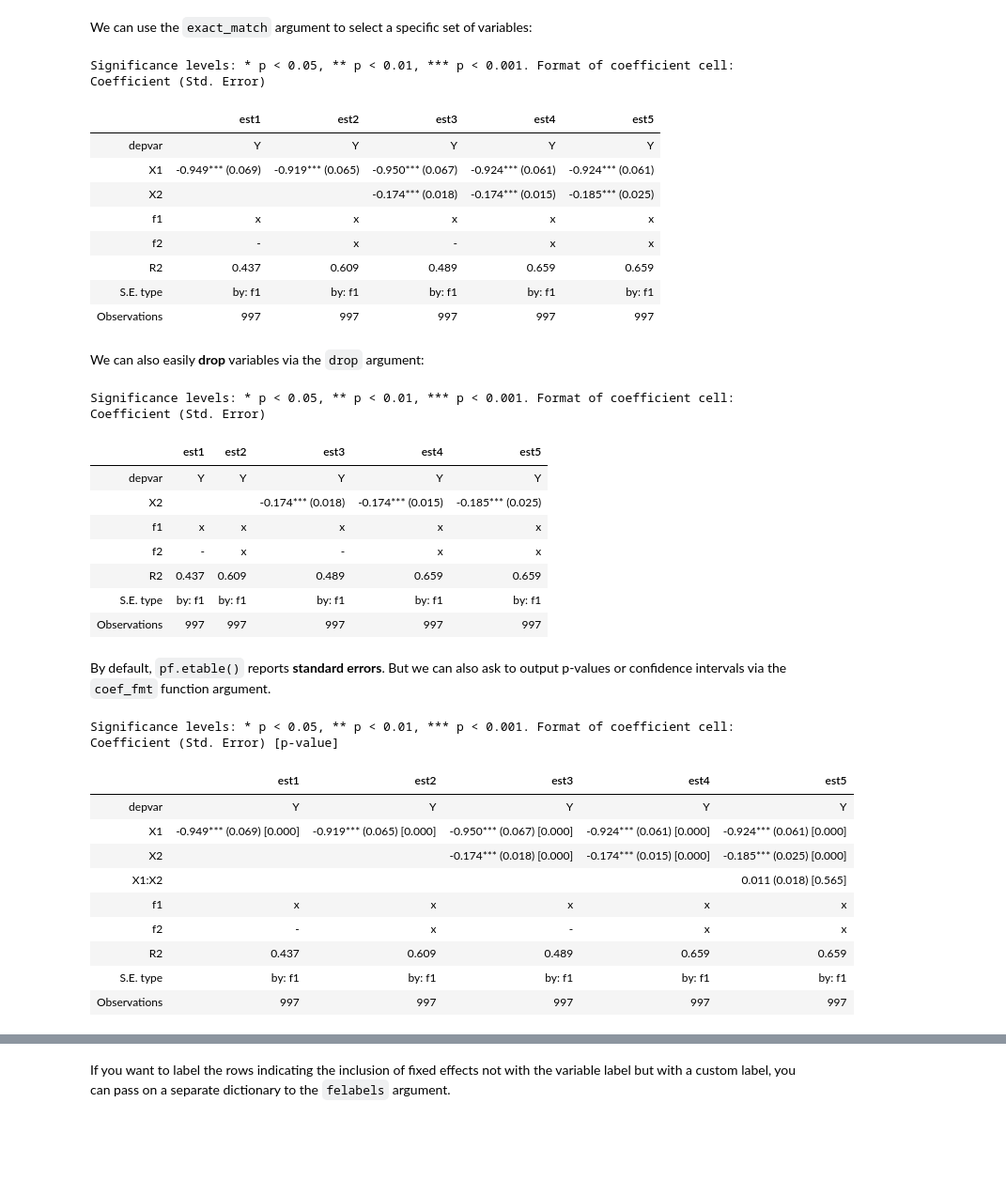
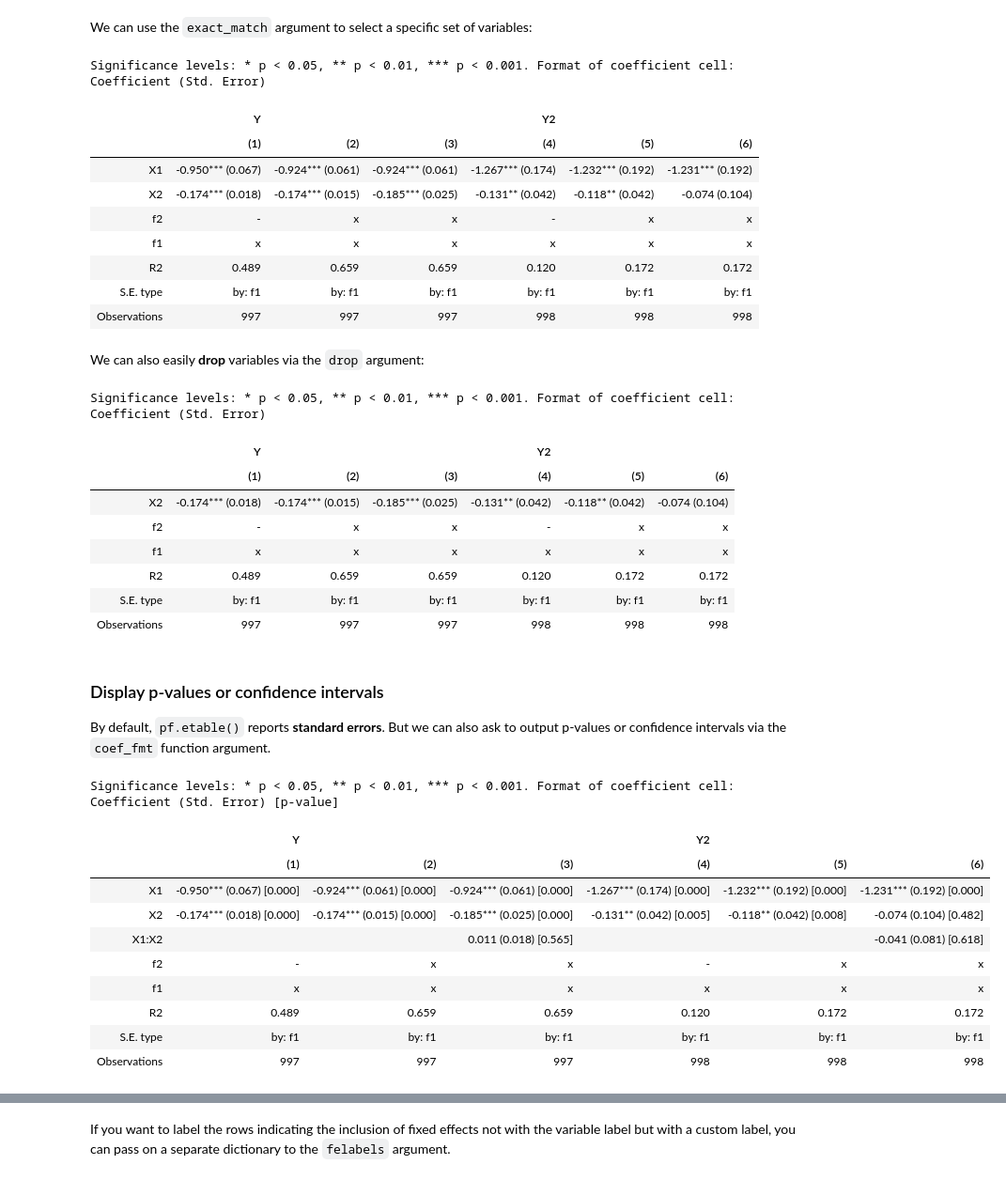
Before and after one commit to py-econometrics/pyfixest, a Jupyter notebook: docs/stargazer.ipynb, the cells around one changed output, grey strips where cells are left out. Shown at 94% size. Drawn from its saved outputs; the diff is of its cells as text; code cells hidden in the pictures; blank space fills up the shorter version.

```diff
--- a/docs/stargazer.ipynb
+++ b/docs/stargazer.ipynb
@@ -15,11 +29,12 @@ import pyfixest as pf
 
 data = pf.get_data()
 
-fit1 = pf.feols("Y ~ X1 | f1", data = data)
-fit2 = pf.feols("Y ~ X1 | f1 + f2", data = data)
-fit3 = pf.feols("Y ~ X1 + X2 | f1", data = data)
-fit4 = pf.feols("Y ~ X1 + X2 | f1 + f2", data = data)
-fit5 = pf.feols("Y ~ X1 *X2 | f1 + f2", data = data)
+fit1 = pf.feols("Y ~ X1 + X2 | f1", data = data)
+fit2 = pf.feols("Y ~ X1 + X2 | f1 + f2", data = data)
+fit3 = pf.feols("Y ~ X1 *X2 | f1 + f2", data = data)
+fit4 = pf.feols("Y2 ~ X1 + X2 | f1", data = data)
+fit5 = pf.feols("Y2 ~ X1 + X2 | f1 + f2", data = data)
+fit6 = pf.feols("Y2 ~ X1 *X2 | f1 + f2", data = data)
 # %% [output]
 [interactive output not drawn]
 [interactive output not drawn]
@@ -59,47 +77,47 @@ Significance levels: * p < 0.05, ** p < 0.01, *** p < 0.001. Format of coefficie
 # %% [markdown]
 We can use the `exact_match` argument to select a specific set of variables:
 # %%
-pf.etable([fit1, fit2, fit3, fit4, fit5], keep = ["X1", "X2"], exact_match = True)
+pf.etable([fit1, fit2, fit3, fit4, fit5, fit6], keep = ["X1", "X2"], exact_match = True)
 # %% [output]
 Significance levels: * p < 0.05, ** p < 0.01, *** p < 0.001. Format of coefficient cell: Coefficient (Std. Error)
-|  | est1 | est2 | est3 | est4 | est5 |
-| depvar | Y | Y | Y | Y | Y |
-| X1 | -0.949*** (0.069) | -0.919*** (0.065) | -0.950*** (0.067) | -0.924*** (0.061) | -0.924*** (0.061) |
-| X2 |  |  | -0.174*** (0.018) | -0.174*** (0.015) | -0.185*** (0.025) |
-| f1 | x | x | x | x | x |
-| f2 | - | x | - | x | x |
-| R2 | 0.437 | 0.609 | 0.489 | 0.659 | 0.659 |
-| S.E. type | by: f1 | by: f1 | by: f1 | by: f1 | by: f1 |
-| Observations | 997 | 997 | 997 | 997 | 997 |
+|  | Y |  |  | Y2 |  |  |
+|  | (1) | (2) | (3) | (4) | (5) | (6) |
+| X1 | -0.950*** (0.067) | -0.924*** (0.061) | -0.924*** (0.061) | -1.267*** (0.174) | -1.232*** (0.192) | -1.231*** (0.192) |
+| X2 | -0.174*** (0.018) | -0.174*** (0.015) | -0.185*** (0.025) | -0.131** (0.042) | -0.118** (0.042) | -0.074 (0.104) |
+| f2 | - | x | x | - | x | x |
+| f1 | x | x | x | x | x | x |
+| R2 | 0.489 | 0.659 | 0.659 | 0.120 | 0.172 | 0.172 |
+| S.E. type | by: f1 | by: f1 | by: f1 | by: f1 | by: f1 | by: f1 |
+| Observations | 997 | 997 | 997 | 998 | 998 | 998 |
 # %% [markdown]
 We can also easily **drop** variables via the `drop` argument:
 # %%
-pf.etable([fit1, fit2, fit3, fit4, fit5], drop = ["X1"])
+pf.etable([fit1, fit2, fit3, fit4, fit5, fit6], drop = ["X1"])
 # %% [output]
 Significance levels: * p < 0.05, ** p < 0.01, *** p < 0.001. Format of coefficient cell: Coefficient (Std. Error)
-|  | est1 | est2 | est3 | est4 | est5 |
-| depvar | Y | Y | Y | Y | Y |
-| X2 |  |  | -0.174*** (0.018) | -0.174*** (0.015) | -0.185*** (0.025) |
-| f1 | x | x | x | x | x |
-| f2 | - | x | - | x | x |
-| R2 | 0.437 | 0.609 | 0.489 | 0.659 | 0.659 |
-| S.E. type | by: f1 | by: f1 | by: f1 | by: f1 | by: f1 |
-| Observations | 997 | 997 | 997 | 997 | 997 |
+|  | Y |  |  | Y2 |  |  |
+|  | (1) | (2) | (3) | (4) | (5) | (6) |
+| X2 | -0.174*** (0.018) | -0.174*** (0.015) | -0.185*** (0.025) | -0.131** (0.042) | -0.118** (0.042) | -0.074 (0.104) |
+| f2 | - | x | x | - | x | x |
+| f1 | x | x | x | x | x | x |
+| R2 | 0.489 | 0.659 | 0.659 | 0.120 | 0.172 | 0.172 |
+| S.E. type | by: f1 | by: f1 | by: f1 | by: f1 | by: f1 | by: f1 |
+| Observations | 997 | 997 | 997 | 998 | 998 | 998 |
 # %% [markdown]
-By default, `pf.etable()` reports **standard errors**. But we can also ask to output p-values or confidence intervals via the `coef_fmt`
-function argument.
+### Display p-values or confidence intervals
+By default, `pf.etable()` reports **standard errors**. But we can also ask to output p-values or confidence intervals via the `coef_fmt` function argument.
 # %%
-pf.etable([fit1, fit2, fit3, fit4, fit5], coef_fmt = "b (se) [p]")
+pf.etable([fit1, fit2, fit3, fit4, fit5, fit6], coef_fmt = "b \n (se) \n [p]")
 # %% [output]
 Significance levels: * p < 0.05, ** p < 0.01, *** p < 0.001. Format of coefficient cell: Coefficient (Std. Error) [p-value]
-|  | est1 | est2 | est3 | est4 | est5 |
-| depvar | Y | Y | Y | Y | Y |
-| X1 | -0.949*** (0.069) [0.000] | -0.919*** (0.065) [0.000] | -0.950*** (0.067) [0.000] | -0.924*** (0.061) [0.000] | -0.924*** (0.061) [0.000] |
-| X2 |  |  | -0.174*** (0.018) [0.000] | -0.174*** (0.015) [0.000] | -0.185*** (0.025) [0.000] |
-| X1:X2 |  |  |  |  | 0.011 (0.018) [0.565] |
-| f1 | x | x | x | x | x |
-| f2 | - | x | - | x | x |
-| R2 | 0.437 | 0.609 | 0.489 | 0.659 | 0.659 |
-| S.E. type | by: f1 | by: f1 | by: f1 | by: f1 | by: f1 |
-| Observations | 997 | 997 | 997 | 997 | 997 |
+|  | Y |  |  | Y2 |  |  |
+|  | (1) | (2) | (3) | (4) | (5) | (6) |
+| X1 | -0.950*** (0.067) [0.000] | -0.924*** (0.061) [0.000] | -0.924*** (0.061) [0.000] | -1.267*** (0.174) [0.000] | -1.232*** (0.192) [0.000] | -1.231*** (0.192) [0.000] |
+| X2 | -0.174*** (0.018) [0.000] | -0.174*** (0.015) [0.000] | -0.185*** (0.025) [0.000] | -0.131** (0.042) [0.005] | -0.118** (0.042) [0.008] | -0.074 (0.104) [0.482] |
+| X1:X2 |  |  | 0.011 (0.018) [0.565] |  |  | -0.041 (0.081) [0.618] |
+| f2 | - | x | x | - | x | x |
+| f1 | x | x | x | x | x | x |
+| R2 | 0.489 | 0.659 | 0.659 | 0.120 | 0.172 | 0.172 |
+| S.E. type | by: f1 | by: f1 | by: f1 | by: f1 | by: f1 | by: f1 |
+| Observations | 997 | 997 | 997 | 998 | 998 | 998 |
 # %% [markdown]
```
Also changed, not shown: parts of 29 cells of this notebook, 14 other files.
